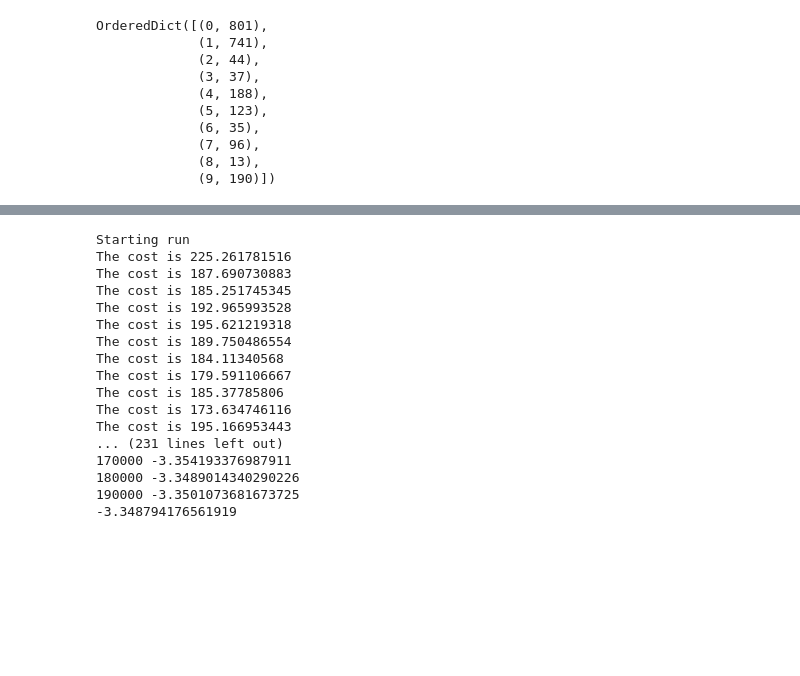
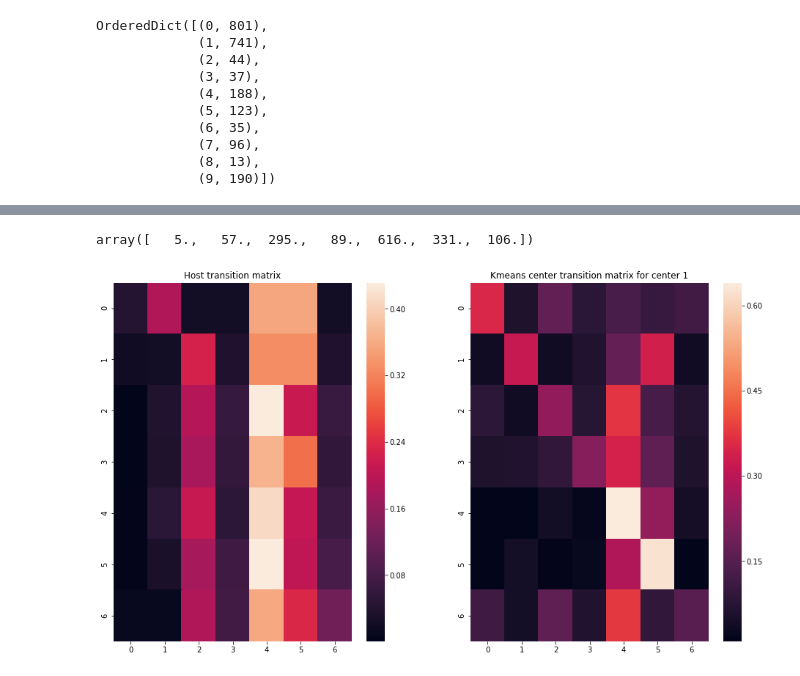
Before and after one commit to SotirisAnagnostidis/onlineAnomalyDetection, a Jupyter notebook: diploma/KL-Kmeans.ipynb, the cells around one changed output, grey strips where cells are left out. Cells and saved outputs as stored; diff of their text form; code cells hidden in the pictures; blank space fills up the shorter version.

```diff
--- a/diploma/KL-Kmeans.ipynb
+++ b/diploma/KL-Kmeans.ipynb
@@ -657,13 +249,12 @@ OrderedDict([(0, 801),
 # %%
+# RANDOM COMBINATION OF FLOWS AND NUMBER OF BYTES
 import random as ran
 import random
 
-random_flows = [1, 13, 16, 19, 20, 21, 22, 23, 24, 25, 26, 27, 28, 29, 30]
-random_average_bytes = list(range(18,40))
-random_average_bytes.append(1)
+random_flows = list(set(groupped_data['number of flows'].values))
+random_average_bytes = list(set(groupped_data['mean(byte count)'].values))
 
-
-anomalous_host = 'A9'
+anomalous_host = 'A1'
 epochs = 1500
 
 data = []
@@ -699,15 +314,0 @@ distances_for_anomalous_host
-# %%
-kmeans_all = []
-test = int(len(set(groupped_data['source computer'].values)))
-for n_clusters in [10,15]:
-    kmeans = kMeans(onlineEM, n_clusters=n_clusters, initial_centers=None, n_iters=15, n_runs=5)
-    C, assign = kmeans.run()
-
-    print('======================================================================')
-    print('n_clusters weight=0.2', n_clusters)
-    print(calculate_likelihood_em(groupped_data1.values[:test*100,[0,1,3]], kmeans, take_mean=True, weight=0.2))
-    print('======================================================================')
-    print('n_clusters take_mean=False', n_clusters)
-    print(calculate_likelihood_em(groupped_data1.values[:test*100,[0,1,3]], kmeans, take_mean=False))
-    #print(kmeans._cost(C, assign))
-    kmeans_all.append(kmeans)
@@ -732,33 +315,10 @@ The cost is 188.982960549
-# %%
-kmeans_all = []
-test = int(len(set(groupped_data['source computer'].values)))
-for n_clusters in [20,25]:
-    kmeans = kMeans(onlineEM, n_clusters=n_clusters, initial_centers=None, n_iters=15, n_runs=5)
-    C, assign = kmeans.run()
-
-    print('======================================================================')
-    print('n_clusters weight=0.2', n_clusters)
-    print(calculate_likelihood_em(groupped_data1.values[:test*100,[0,1,3]], kmeans, take_mean=True, weight=0.2))
-    print('======================================================================')
-    print('n_clusters take_mean=False', n_clusters)
-    print(calculate_likelihood_em(groupped_data1.values[:test*100,[0,1,3]], kmeans, take_mean=False))
-    #print(kmeans._cost(C, assign))
-    kmeans_all.append(kmeans)
-# %% [output]
-Starting run
-The cost is 225.261781516
-The cost is 187.690730883
-The cost is 185.251745345
-The cost is 192.965993528
-The cost is 195.621219318
-The cost is 189.750486554
-The cost is 184.11340568
-The cost is 179.591106667
-The cost is 185.37785806
-The cost is 173.634746116
-The cost is 195.166953443
-... (231 lines left out)
-170000 -3.354193376987911
-180000 -3.3489014340290226
-190000 -3.3501073681673725
--3.348794176561919
+# %%
+onlineEM.hosts[anomalous_host]['points_per_cluster']
+# %% [output]
+array([   5.,   57.,  295.,   89.,  616.,  331.,  106.])
+# %%
+kmeans.assignments[anomalous_host] = 1
+# %%
+plot_transition_matrix(onlineEM, kmeans, anomalous_host)
+# %% [output]
+[figure, added]
```
Also changed, not shown: parts of 43 cells of this notebook, 1 other file.
